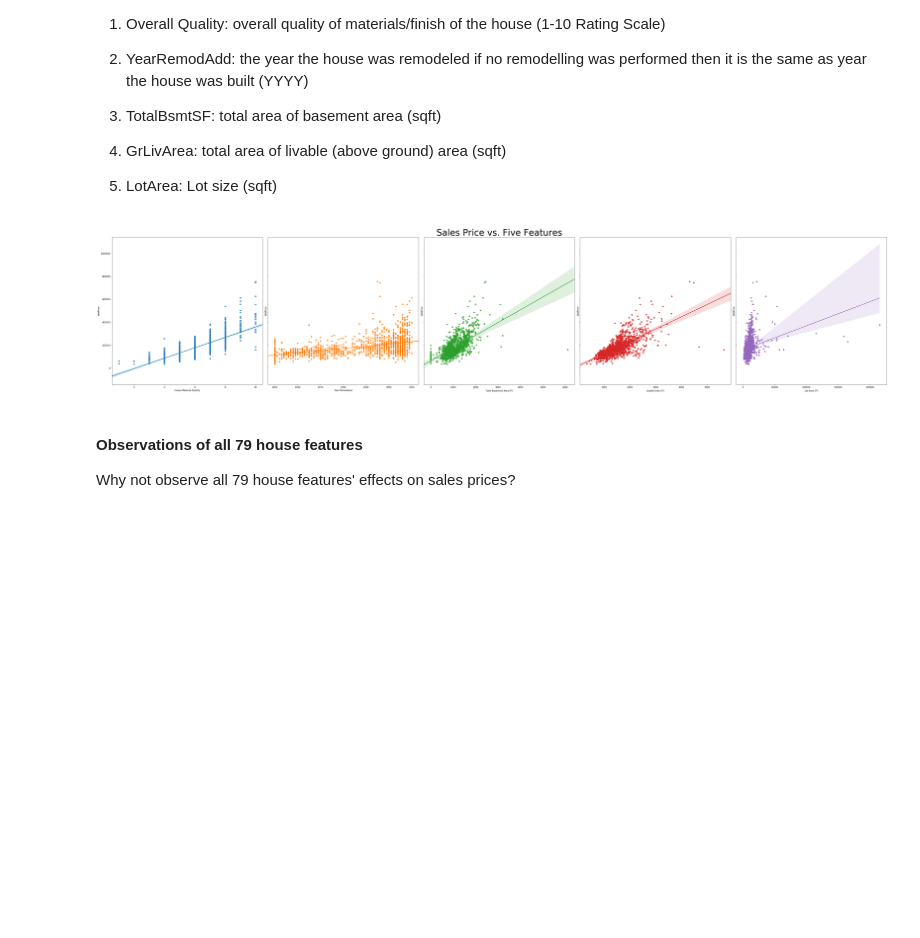
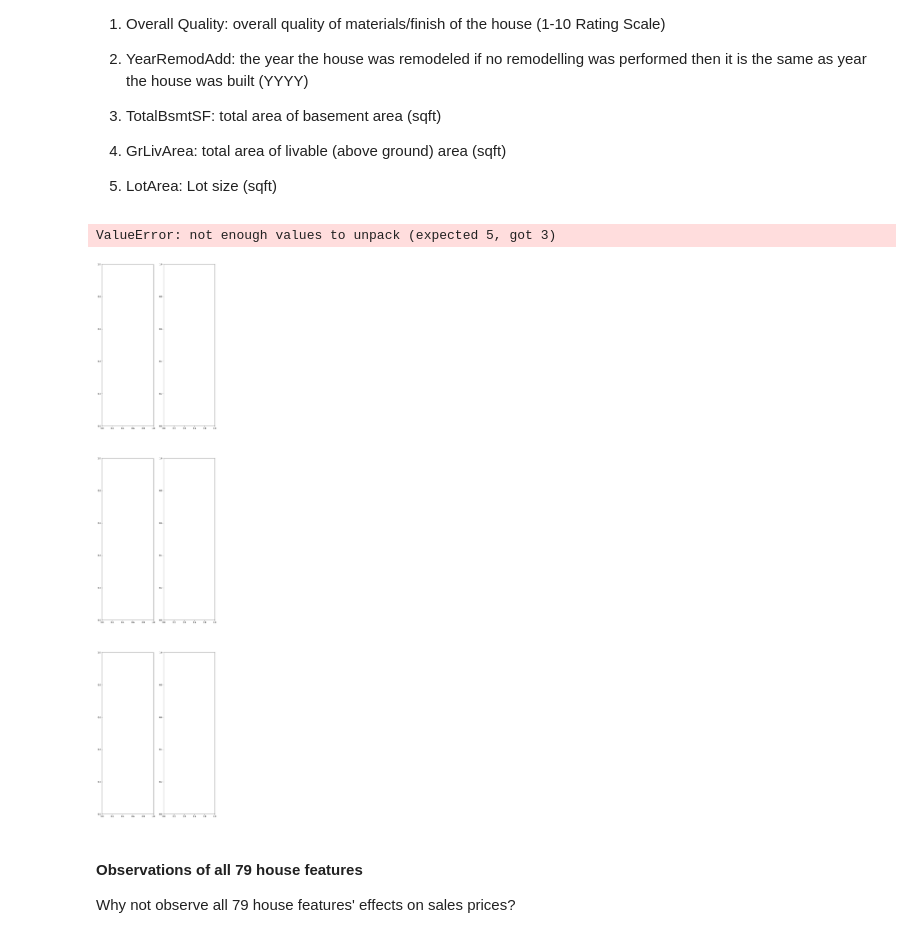
Before and after one commit to jamielynethorpe/Group-6-Project-1, a Jupyter notebook: Testing_CMH/Project1_rough_draft.ipynb, the cells around one changed output. Drawn from its saved outputs; the diff is of its cells as text; code cells hidden in the pictures; blank space fills up the shorter version.

Commit message:
Plot update to 2-4

```diff
--- a/Testing_CMH/Project1_rough_draft.ipynb
+++ b/Testing_CMH/Project1_rough_draft.ipynb
@@ -107,42 +107,43 @@ oneway2 = data[[field2,target]]
 oneway3 = data[[field3,target]]
 oneway4 = data[[field4,target]]
 oneway5 = data[[field5,target]]
 
 oneway = [field1,field2,field3,field4,field5]
 #fig = plt.figure()
-fig, (ax1, ax2, ax3, ax4, ax5) = plt.subplots(ncols=5, nrows=1, figsize=(50,10),sharey = True)
+fig, (ax1, ax2, ax3, ax4, ax5) = plt.subplots(ncols=2, nrows=3, figsize=(10,50))#,sharey = True)
 
 #plt.scatter(oneway[field1],oneway[target])
 sns.regplot(oneway1[field1], oneway1[target], ax = ax1)
 sns.regplot(oneway2[field2], oneway2[target], ax = ax2)
 sns.regplot(oneway3[field3], oneway3[target], ax = ax3)
 sns.regplot(oneway4[field4], oneway4[target], ax = ax4)
-sns.regplot(oneway5[field5], oneway5[target], ax = ax5, truncate = True)
+sns.regplot(oneway5[field5], oneway5[target], ax = ax5)#, truncate = True)
 plt.tight_layout()
 
 # Plot axis labels and title
-ax1.set_xlabel("House Material Quality")
-ax2.set_xlabel("Year Remodeled")
-ax3.set_xlabel("Total Basement Area (f$^2$)")
-ax4.set_xlabel("Livable Area (f$^2$)")
-ax5.set_xlabel("Lot Area (f$^2$)")
-ax3.set_title("Sales Price vs. Five Features",fontsize = 40)
+#ax1.set_xlabel("House Material Quality")
+#ax2.set_xlabel("Year Remodeled")
+#ax3.set_xlabel("Total Basement Area (f$^2$)")
+#ax4.set_xlabel("Livable Area (f$^2$)")
+#ax5.set_xlabel("Lot Area (f$^2$)")
+#ax3.set_title("Sales Price vs. Five Features",fontsize = 40)
 
 # Scatterplot labeling/formatting
 # plt.title(f"{field1} vs. Sales Price")
 #plt.xlabel(oneway)
 #plt.ylabel(oneway.columns[1])
 #plt.show()
 
 
 # # call regplot on each axes
 # fig, (ax1, ax2) = plt.subplots(ncols=2, sharey=True)
 # sns.regplot(x=idx, y=df['x'], ax=ax1)
 # sns.regplot(x=idx, y=df['y'], ax=ax2)
 #plt.show()
 plt.savefig("5plot.png")
 # %% [output]
+ValueError: not enough values to unpack (expected 5, got 3)
-[figure, old version]
+[figure, new version]
 # %% [markdown]
 #### Observations of all 79 house features
 
```
Also changed, not shown: parts of 1 cell of this notebook, 7 other files.
